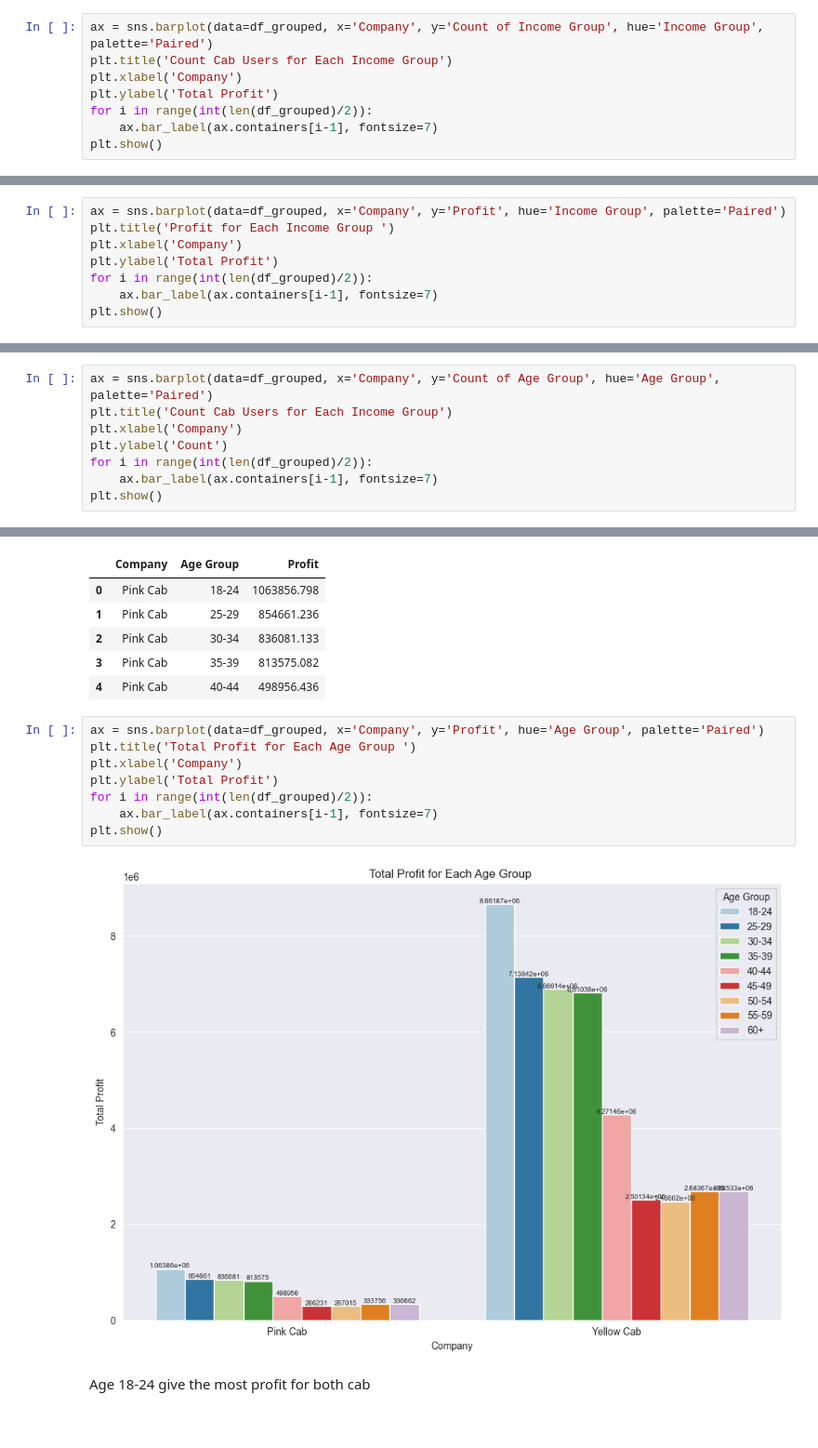
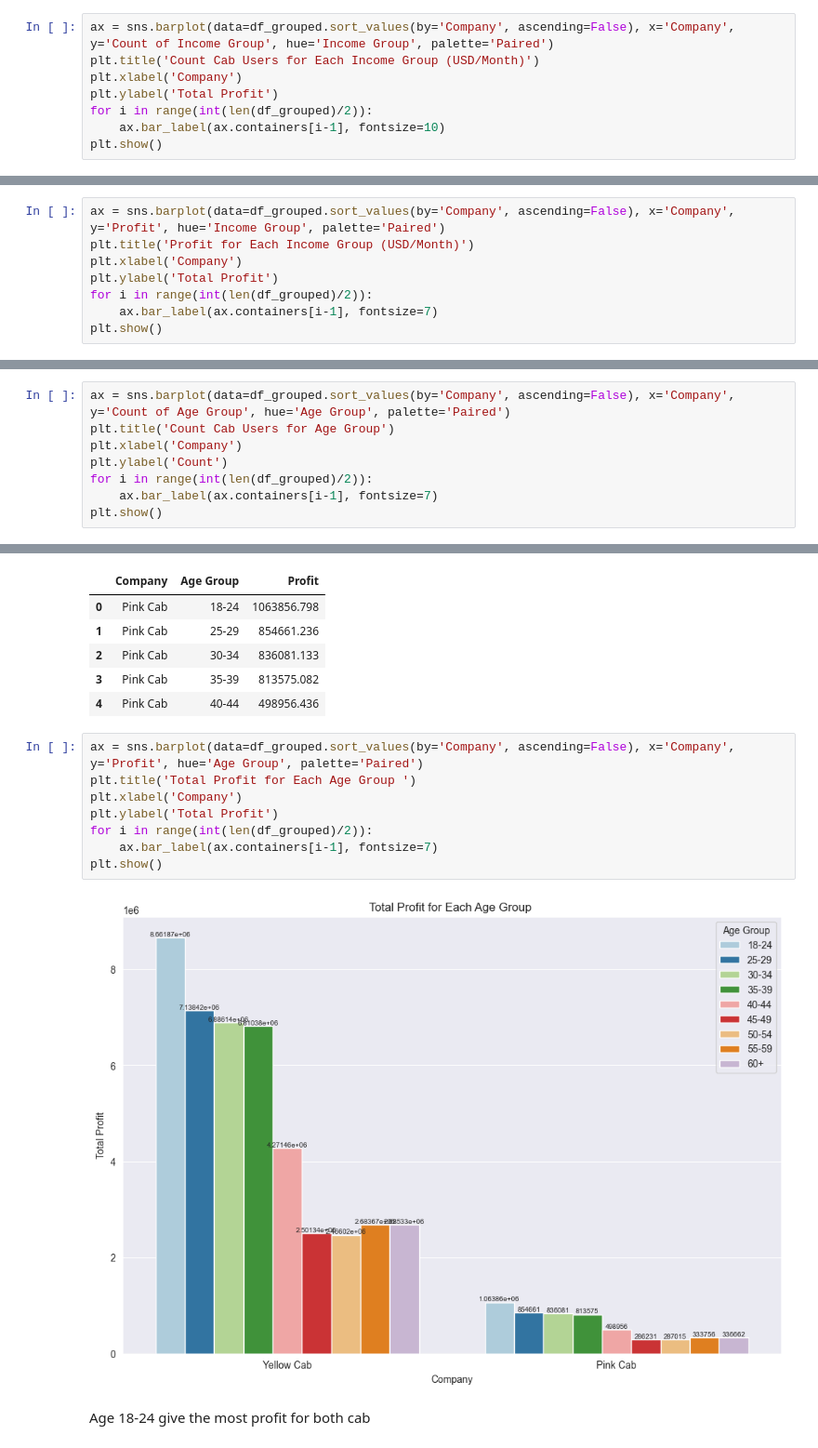
Before and after one commit to MuhammadNurilHuda/G2M-Cab-Investment, a Jupyter notebook: Data Preparation.ipynb, the cells around one changed output, grey strips where cells are left out. Shown at 93% size. Saved outputs shown, nothing was run; the diff lists cells and outputs as text.

```diff
--- a/Data Preparation.ipynb
+++ b/Data Preparation.ipynb
@@ -903,11 +904,11 @@ df_grouped.head()
 | 3 | Pink Cab | 22000 - 34999 | 17995 |
 | 4 | Pink Cab | >35000 | 1 |
 # %%
-ax = sns.barplot(data=df_grouped, x='Company', y='Count of Income Group', hue='Income Group', palette='Paired')
-plt.title('Count Cab Users for Each Income Group')
+ax = sns.barplot(data=df_grouped.sort_values(by='Company', ascending=False), x='Company', y='Count of Income Group', hue='Income Group', palette='Paired')
+plt.title('Count Cab Users for Each Income Group (USD/Month)')
 plt.xlabel('Company')
 plt.ylabel('Total Profit')
 for i in range(int(len(df_grouped)/2)):
-    ax.bar_label(ax.containers[i-1], fontsize=7)
+    ax.bar_label(ax.containers[i-1], fontsize=10)
 plt.show()
 # %% [output]
@@ -925,8 +926,8 @@ df_grouped.head()
 | 3 | Pink Cab | 22000 - 34999 | 1143416.493 |
 | 4 | Pink Cab | >35000 | 24.940 |
 # %%
-ax = sns.barplot(data=df_grouped, x='Company', y='Profit', hue='Income Group', palette='Paired')
-plt.title('Profit for Each Income Group ')
+ax = sns.barplot(data=df_grouped.sort_values(by='Company', ascending=False), x='Company', y='Profit', hue='Income Group', palette='Paired')
+plt.title('Profit for Each Income Group (USD/Month)')
 plt.xlabel('Company')
 plt.ylabel('Total Profit')
 for i in range(int(len(df_grouped)/2)):
@@ -949,8 +950,8 @@ df_grouped.head()
 | 3 | Pink Cab | 35-39 | 13009 |
 | 4 | Pink Cab | 40-44 | 8163 |
 # %%
-ax = sns.barplot(data=df_grouped, x='Company', y='Count of Age Group', hue='Age Group', palette='Paired')
-plt.title('Count Cab Users for Each Income Group')
+ax = sns.barplot(data=df_grouped.sort_values(by='Company', ascending=False), x='Company', y='Count of Age Group', hue='Age Group', palette='Paired')
+plt.title('Count Cab Users for Age Group')
 plt.xlabel('Company')
 plt.ylabel('Count')
 for i in range(int(len(df_grouped)/2)):
@@ -971,15 +972,15 @@ df_grouped.head()
 | 3 | Pink Cab | 35-39 | 813575.082 |
 | 4 | Pink Cab | 40-44 | 498956.436 |
 # %%
-ax = sns.barplot(data=df_grouped, x='Company', y='Profit', hue='Age Group', palette='Paired')
+ax = sns.barplot(data=df_grouped.sort_values(by='Company', ascending=False), x='Company', y='Profit', hue='Age Group', palette='Paired')
 plt.title('Total Profit for Each Age Group ')
 plt.xlabel('Company')
 plt.ylabel('Total Profit')
 for i in range(int(len(df_grouped)/2)):
     ax.bar_label(ax.containers[i-1], fontsize=7)
 plt.show()
 # %% [output]
-[figure, old version]
+[figure, new version]
 # %% [markdown]
 Age 18-24 give the most profit for both cab
 # %% [markdown]
```
Also changed, not shown: parts of 7 cells of this notebook, 1 other file.
